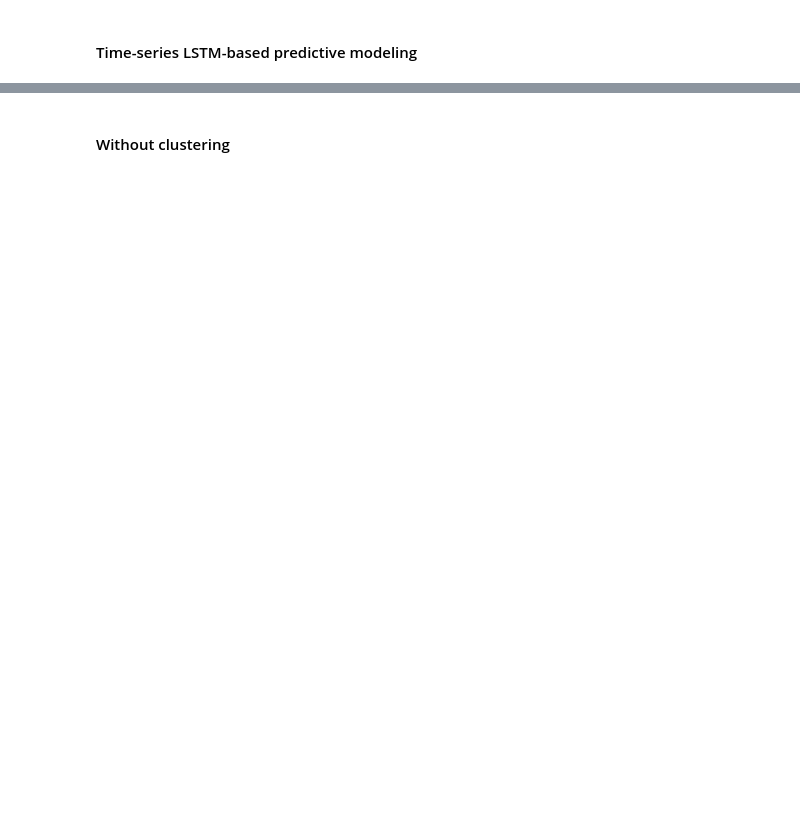
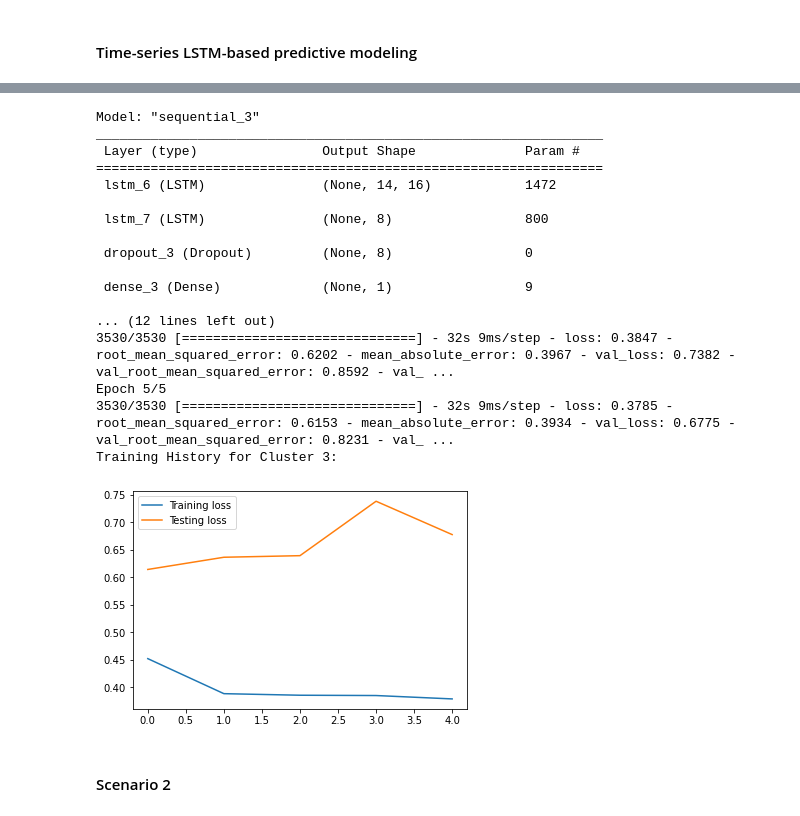
Before and after one commit to rishabhjain1997/Energy-Datasets, a Jupyter notebook: ML_modeling_clustering.ipynb, the cells around one changed output, grey strips where cells are left out. Drawn from its saved outputs; the diff is of its cells as text; code cells hidden in the pictures; blank space fills up the shorter version.

```diff
--- a/ML_modeling_clustering.ipynb
+++ b/ML_modeling_clustering.ipynb
@@ -408,10 +460,29 @@ zero_cluster.history.history['mse']
 # %%
-# three_houses = list(clustered_df[clustered_df['Cluster'] == 3]['House'])
-# three_cluster = Cluster(three_houses)
-# three_cluster_results = three_cluster.results()
-# print('Training History for Cluster 3:')
+three_houses = list(clustered_df[clustered_df['Cluster'] == 3]['House'])
+three_cluster = Cluster(three_houses)
+three_cluster_results = three_cluster.results()
+print('Training History for Cluster 3:')
+# %% [output]
+Model: "sequential_3"
+_________________________________________________________________
+ Layer (type)                Output Shape              Param #
+=================================================================
+ lstm_6 (LSTM)               (None, 14, 16)            1472
+
+ lstm_7 (LSTM)               (None, 8)                 800
+
+ dropout_3 (Dropout)         (None, 8)                 0
+
+ dense_3 (Dense)             (None, 1)                 9
+
+... (12 lines left out)
+3530/3530 [==============================] - 32s 9ms/step - loss: 0.3847 - root_mean_squared_error: 0.6202 - mean_absolute_error: 0.3967 - val_loss: 0.7382 - val_root_mean_squared_error: 0.8592 - val_ ...
+Epoch 5/5
+3530/3530 [==============================] - 32s 9ms/step - loss: 0.3785 - root_mean_squared_error: 0.6153 - mean_absolute_error: 0.3934 - val_loss: 0.6775 - val_root_mean_squared_error: 0.8231 - val_ ...
+Training History for Cluster 3:
+[figure, added]
-# %% [markdown]
-#### Without clustering
+# %% [markdown]
+#### Scenario 2
 # %%
 all_houses = list(clustered_df['House'])
 all_cluster = Cluster(all_houses)
```
Also changed, not shown: parts of 41 cells of this notebook.
